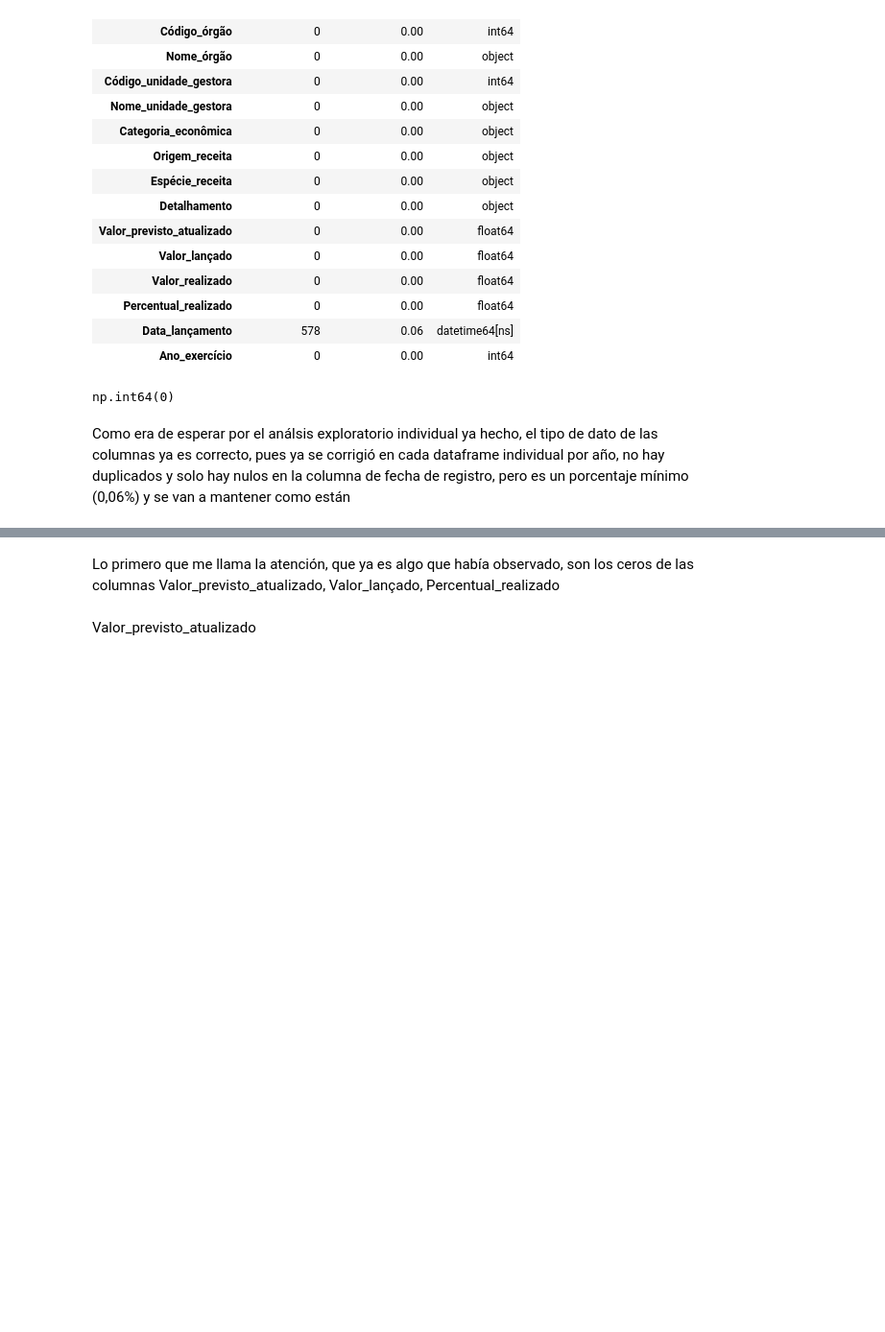
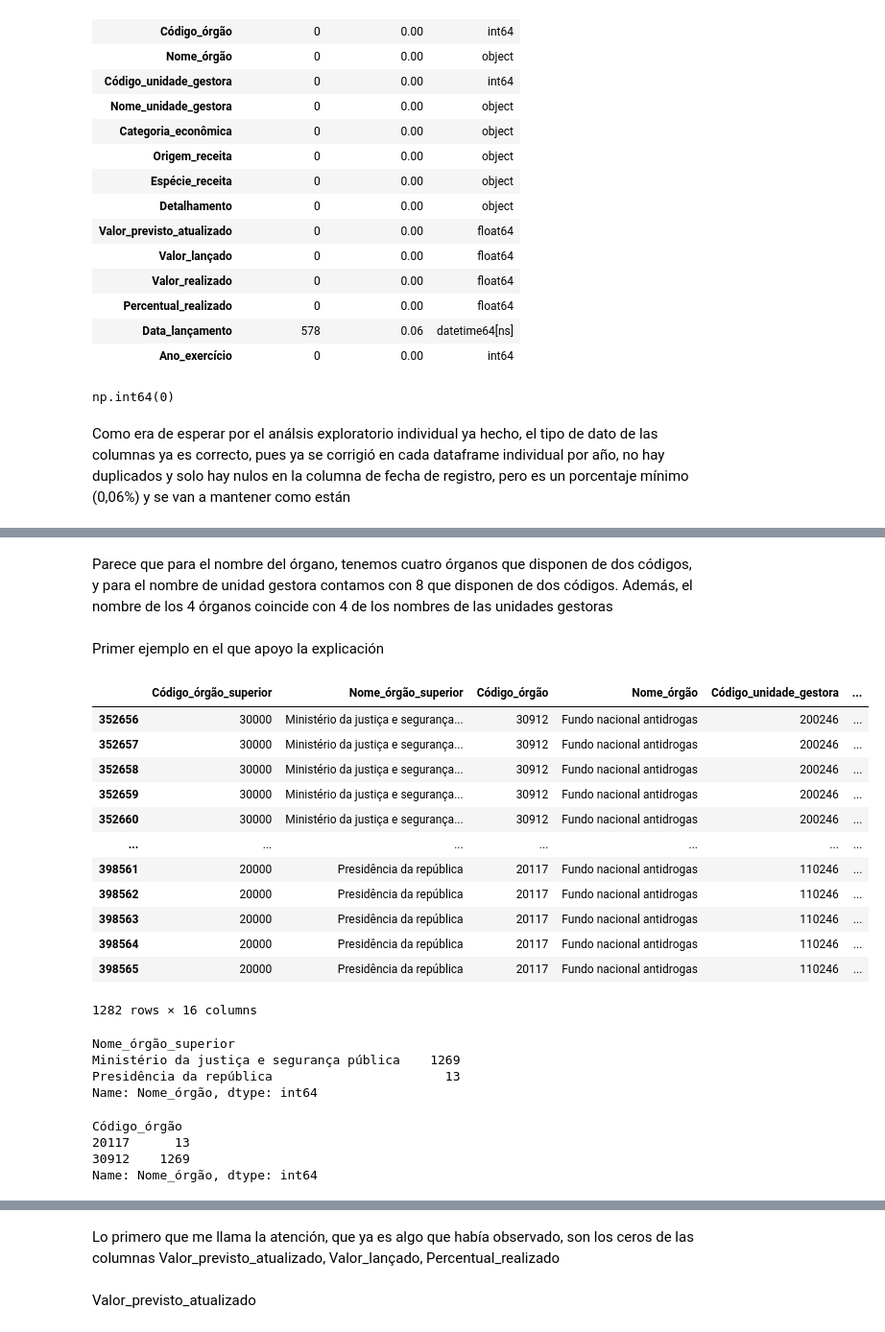
Before and after one commit to raquelscv/Proyecto2-AnalisisPandas, a Jupyter notebook: Eda_Final.ipynb, the cells around one changed output, grey strips where cells are left out. Shown at 96% size. Drawn from its saved outputs; the diff is of its cells as text; code cells hidden in the pictures; blank space fills up the shorter version.

Commit message:
Terminar el EDA final y resolver problema columnas códigos

```diff
--- a/Eda_Final.ipynb
+++ b/Eda_Final.ipynb
@@ -139,0 +175,38 @@ len(df["Nome_unidade_gestora"].unique())
+# %% [markdown]
+Parece que para el nombre del órgano, tenemos cuatro órganos que disponen de dos códigos, y para el nombre de unidad gestora contamos con 8 que disponen de dos códigos. Además, el nombre de los 4 órganos coincide con 4 de los nombres de las unidades gestoras
+# %% [markdown]
+Primer ejemplo en el que apoyo la explicación
+# %%
+#devuelve los registros donde el nombre del órgano es Fundo nacional antidrogas y el año de ejercicio 2017
+ejemplo1 = df[(df["Nome_órgão"] == "Fundo nacional antidrogas") & (df["Ano_exercício"] == 2017)]
+ejemplo1
+# %% [output]
+|  | Código_órgão_superior | Nome_órgão_superior | Código_órgão | Nome_órgão | Código_unidade_gestora | ... |
+| 352656 | 30000 | Ministério da justiça e segurança... | 30912 | Fundo nacional antidrogas | 200246 | ... |
+| 352657 | 30000 | Ministério da justiça e segurança... | 30912 | Fundo nacional antidrogas | 200246 | ... |
+| 352658 | 30000 | Ministério da justiça e segurança... | 30912 | Fundo nacional antidrogas | 200246 | ... |
+| 352659 | 30000 | Ministério da justiça e segurança... | 30912 | Fundo nacional antidrogas | 200246 | ... |
+| 352660 | 30000 | Ministério da justiça e segurança... | 30912 | Fundo nacional antidrogas | 200246 | ... |
+| ... | ... | ... | ... | ... | ... | ... |
+| 398561 | 20000 | Presidência da república | 20117 | Fundo nacional antidrogas | 110246 | ... |
+| 398562 | 20000 | Presidência da república | 20117 | Fundo nacional antidrogas | 110246 | ... |
+| 398563 | 20000 | Presidência da república | 20117 | Fundo nacional antidrogas | 110246 | ... |
+| 398564 | 20000 | Presidência da república | 20117 | Fundo nacional antidrogas | 110246 | ... |
+| 398565 | 20000 | Presidência da república | 20117 | Fundo nacional antidrogas | 110246 | ... |
+1282 rows × 16 columns
+# %%
+#comprueba que el organo Fundo nacional antidrogas solo tenga dos posibles organos superiores
+ejemplo1.groupby("Nome_órgão_superior")["Nome_órgão"].count()
+# %% [output]
+Nome_órgão_superior
+Ministério da justiça e segurança pública    1269
+Presidência da república                       13
+Name: Nome_órgão, dtype: int64
+# %%
+#comprueba que el numero de veces que aparece cada codigo del organo es igual al numero de veces que aparece cada organo superior
+ejemplo1.groupby("Código_órgão")["Nome_órgão"].count()
+# %% [output]
+Código_órgão
+20117      13
+30912    1269
+Name: Nome_órgão, dtype: int64
```
Also changed, not shown: parts of 56 cells of this notebook, 1 other file.
